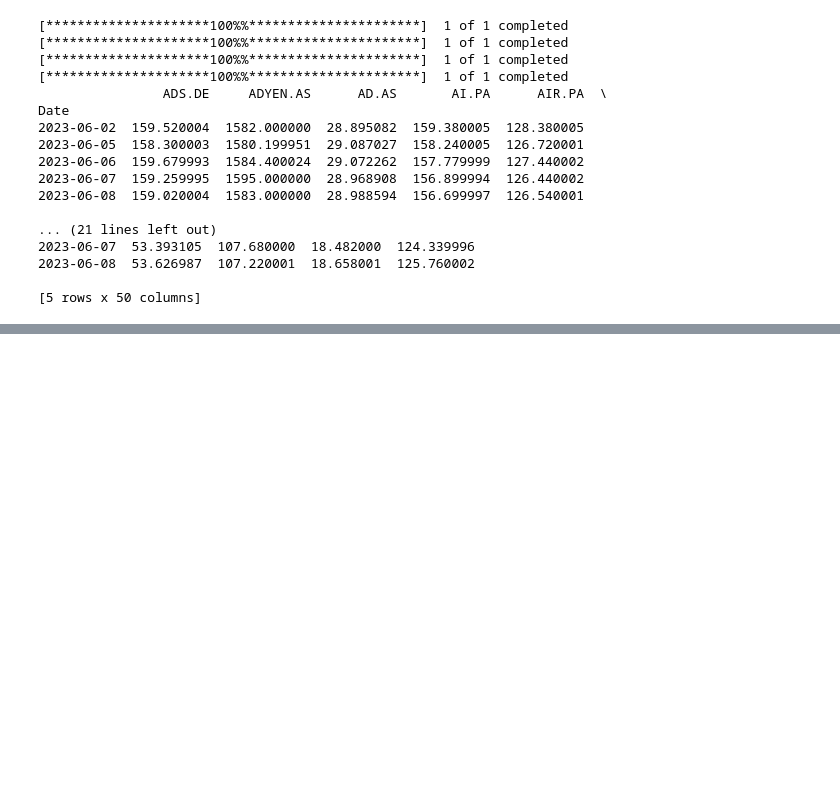
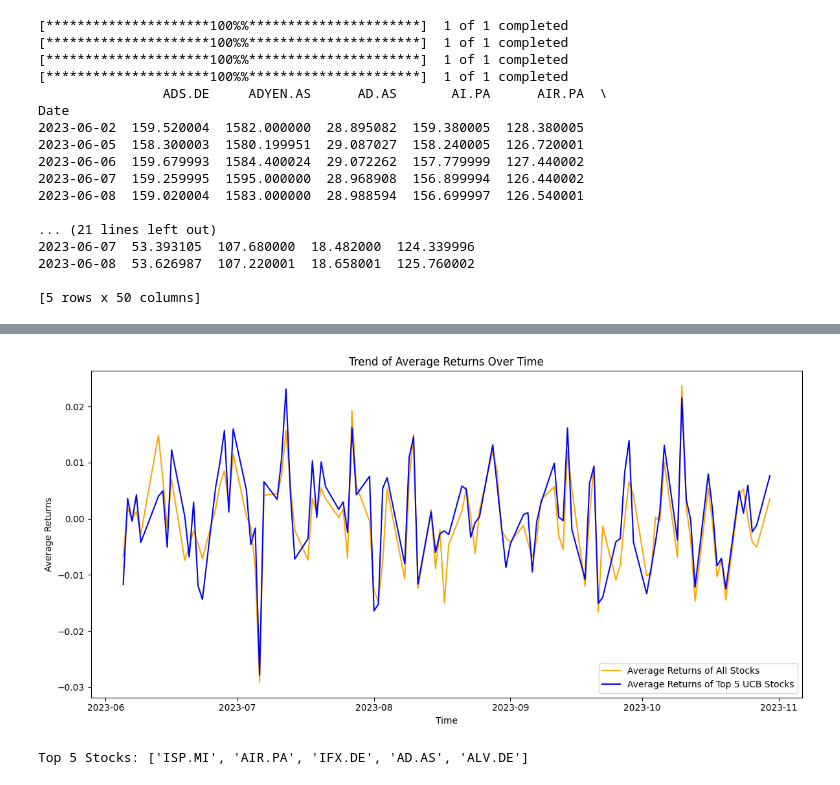
Before and after one commit to okonp07/Optimizing-Euro-Stoxx-50-Investments, a Jupyter notebook: Optimizing_Euro_Stoxx_50_Investments_A_UCB_Algorithm_Based_Stock_Selection_Strategy_with_Correlation_Driven_Hedging.ipynb, the cells around one changed output, grey strips where cells are left out. Drawn from its saved outputs; the diff is of its cells as text; code cells hidden in the pictures; blank space fills up the shorter version.

```diff
--- a/Optimizing_Euro_Stoxx_50_Investments_A_UCB_Algorithm_Based_Stock_Selection_Strategy_with_Correlation_Driven_Hedging.ipynb
+++ b/Optimizing_Euro_Stoxx_50_Investments_A_UCB_Algorithm_Based_Stock_Selection_Strategy_with_Correlation_Driven_Hedging.ipynb
@@ -160,0 +186,9 @@ combined_data.head()
+# %%
+# Calculate daily returns
+returns_df = combined_data.pct_change()
+
+# Drop the first row (NaN row) as it doesn't have a previous day's data for calculation
+returns_df = returns_df.dropna()
+
+# Print the first few rows of returns_df
+print(returns_df.head())
@@ -160,0 +275,68 @@ combined_data.head()
+# %%
+import matplotlib.pyplot as plt
+
+# Calculate the average returns of all stocks at each time step
+average_returns_all_times = returns_df.mean(axis=1)
+# Calculate the average returns of the top 5 UCB stocks at each time step
+average_returns_top_5_times = returns_df[top_stocks].mean(axis=1)
+
+# Creating the plot
+plt.figure(figsize=(12, 6))
+
+# Plotting trend line for average returns of all stocks
+plt.plot(average_returns_all_times, label='Average Returns of All Stocks', color='orange')
+
+# Plotting trend line for average returns of top 5 UCB stocks
+plt.plot(average_returns_top_5_times, label='Average Returns of Top 5 UCB Stocks', color='blue')
+
+plt.title('Trend of Average Returns Over Time')
+plt.xlabel('Time')
+plt.ylabel('Average Returns')
+plt.legend()
+plt.tight_layout()
+
+plt.show()
+# %% [output]
+[figure, added]
+# %%
+import numpy as np
+import random
+
+# Assuming returns_df is your dataframe with stock returns
+pdata = returns_df.to_numpy()
+
+# Parameters to integrate
+NK = pdata.shape[1]  # Number of stocks, replacing n_stocks
+EPSILON = 0.1  # Exploration rate, replacing epsilon
+ALPHA = 0.85  # Learning rate, will be used in the update formula
+NEPISODES = 1000  # Number of episodes, may be used if running multiple simulations
+HOLD = 1  # Holding period for a stock, not used directly in epsilon-greedy
+TMAX = pdata.shape[0] - HOLD  # Maximum time steps, replacing range(returns_df.shape[0])
+
+# Initialize variables
+average_reward = np.zeros(NK)  # Using NK instead of n_stocks
+number_of_selections = np.zeros(NK)  # Using NK instead of n_stocks
+
+# Epsilon-Greedy Algorithm with integrated parameters
+for t in range(TMAX):  # Using TMAX instead of returns_df.shape[0]
+    if random.random() < EPSILON:  # Using EPSILON instead of epsilon
+        # Exploration: choose a random stock
+        stock_selected = random.randint(0, NK - 1)
+    else:
+        # Exploitation: choose the best stock so far
+        stock_selected = np.argmax(average_reward)
+
+    # Update the number of selections and average reward
+    number_of_selections[stock_selected] += 1
+    reward = pdata[t, stock_selected]  # Using pdata to get the reward
+    # Update formula using ALPHA
+    average_reward[stock_selected] = (average_reward[stock_selected] * (number_of_selections[stock_selected] - 1) + ALPHA * reward) / number_of_selections[stock_selected]
+
+# Identifying the top 5 stocks
+top_stocks_epsilon_greedy_indices = np.argsort(number_of_selections)[-5:]
+top_stocks_epsilon_greedy = returns_df.columns[top_stocks_epsilon_greedy_indices].tolist()
+
+# Print the top stocks
+print("Top 5 Stocks:", top_stocks_epsilon_greedy)
+# %% [output]
+Top 5 Stocks: ['ISP.MI', 'AIR.PA', 'IFX.DE', 'AD.AS', 'ALV.DE']
```
Also changed, not shown: parts of 11 cells of this notebook.
